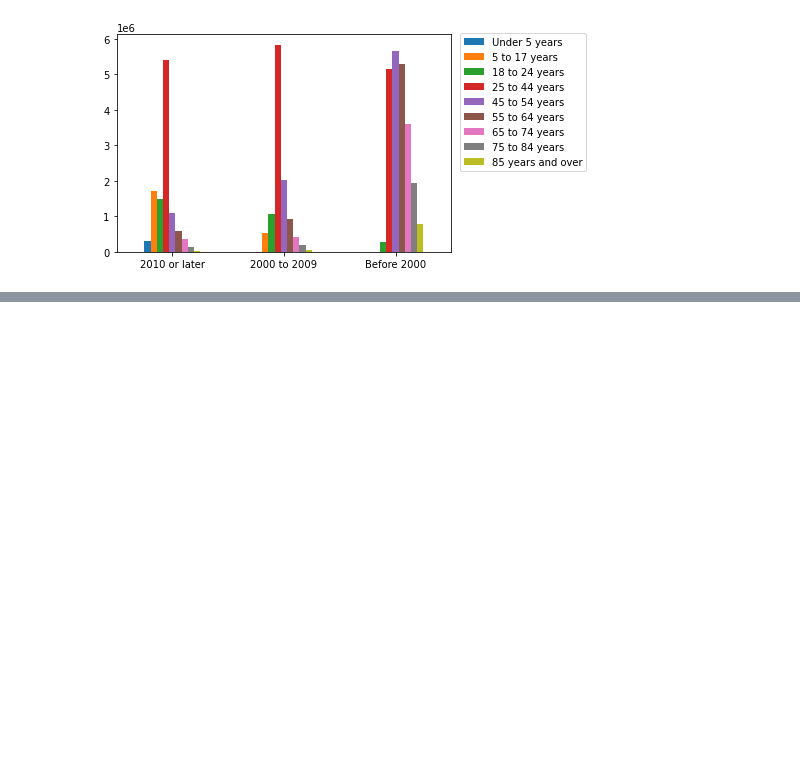
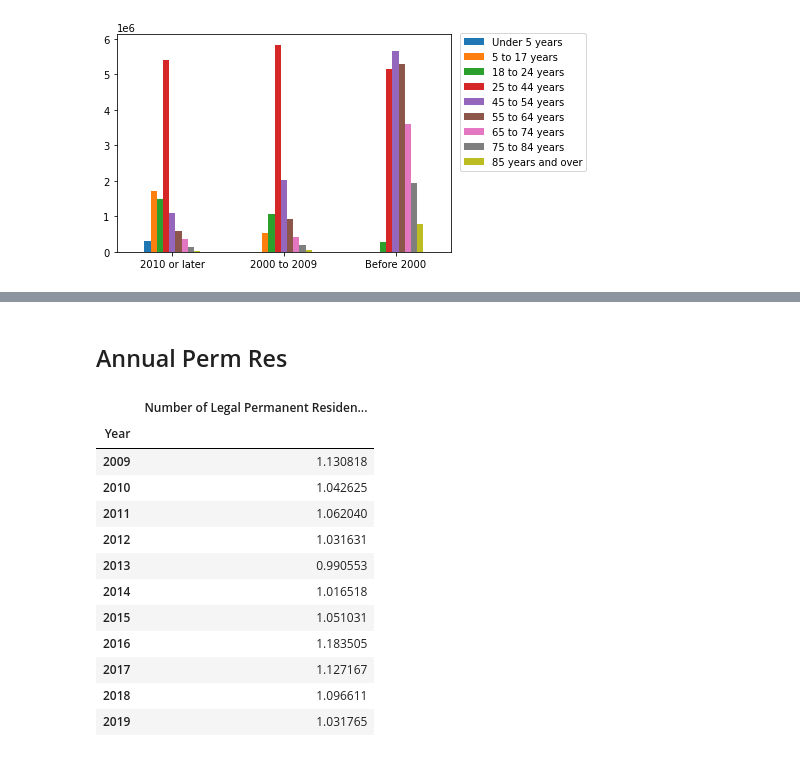
Before and after one commit to halabi93/Immigration-Data-Analysis, a Jupyter notebook: DataAnalysis.ipynb, the cells around one changed output, grey strips where cells are left out. Cells and saved outputs as stored; diff of their text form; code cells hidden in the pictures; blank space fills up the shorter version.

```diff
--- a/DataAnalysis.ipynb
+++ b/DataAnalysis.ipynb
@@ -37,0 +141,20 @@ plt.legend(bbox_to_anchor=(1.01,1.03), loc="upper left");
+# %% [markdown]
+## Annual Perm Res
+# %%
+annual_perm_res_file = os.path.join("Outputs", "Annual Perm Res.csv")
+annual_perm_res_df = pd.read_csv(annual_perm_res_file, index_col=0)
+annual_perm_res_df.tail(11)
+# %% [output]
+|  | Number of Legal Permanent Residen... |
+| Year |  |
+| 2009 | 1.130818 |
+| 2010 | 1.042625 |
+| 2011 | 1.062040 |
+| 2012 | 1.031631 |
+| 2013 | 0.990553 |
+| 2014 | 1.016518 |
+| 2015 | 1.051031 |
+| 2016 | 1.183505 |
+| 2017 | 1.127167 |
+| 2018 | 1.096611 |
+| 2019 | 1.031765 |
```
Also changed, not shown: parts of 21 cells of this notebook, 2 other files.
